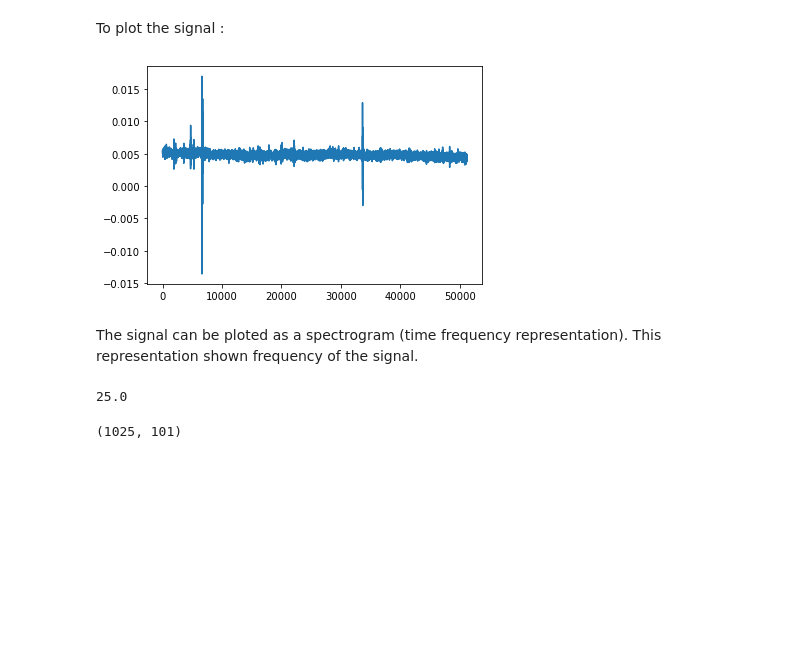
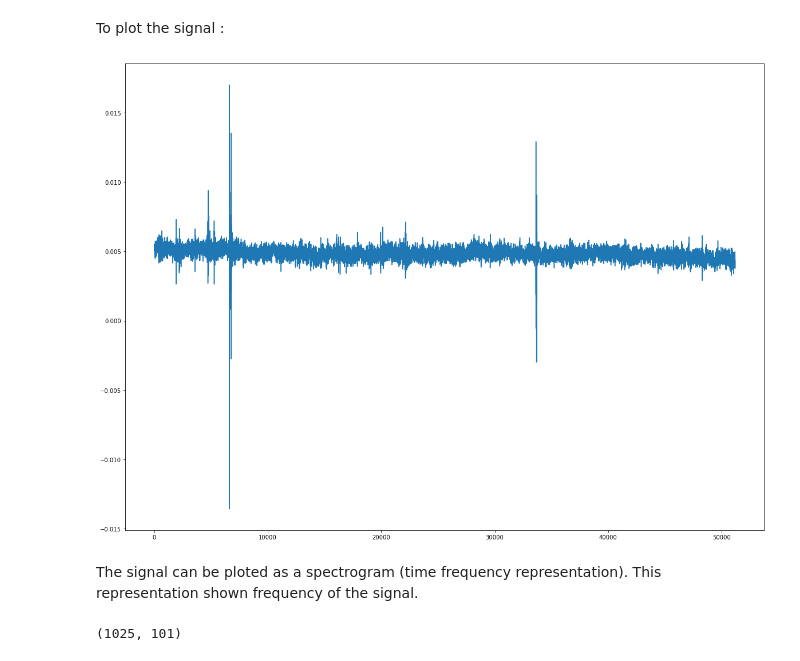
Before and after one commit to Ivanbtz9/Master2_datascience, a Jupyter notebook: Apprentissage Statistique_Panloup/Data_challenge/Sup_files_CH7DulW/Read_and_plot_audio_python_en.ipynb, the cells around one changed output. Saved outputs shown, nothing was run; the diff lists cells and outputs as text; code cells hidden in the pictures; blank space fills up the shorter version.

```diff
--- a/Apprentissage Statistique_Panloup/Data_challenge/Sup_files_CH7DulW/Read_and_plot_audio_python_en.ipynb
+++ b/Apprentissage Statistique_Panloup/Data_challenge/Sup_files_CH7DulW/Read_and_plot_audio_python_en.ipynb
@@ -27,10 +27,11 @@ If needed, you can read only one part of the audio signal with arguments: "start
 To plot the signal :
 # %%
 import matplotlib.pyplot as plt
+plt.figure(figsize=(20,15))
 plt.plot(sig)
 plt.show()
 # %% [output]
-[figure, old version]
+[figure, new version]
 # %% [markdown]
 The signal can be ploted as a spectrogram (time frequency representation).
 This representation shown frequency of the signal.
@@ -41,10 +42,6 @@ This representation shown frequency of the signal.
 import librosa as lr
 import librosa.display
 import numpy as np
-# %%
-sig.shape[0]/2048 #temps du signal en seconde
-# %% [output]
-25.0
 # %%
 tf_sig = lr.stft(sig, n_fft=2048) #n_fft = nombre de fit à prendre pour les fenêtres glissante
 #Pour n_fft=2048, le nombre de composants fréquentiels uniques est donc 2048/2 + 1 = 1025
```
Also changed, not shown: parts of 4 cells of this notebook, 5 other files.
